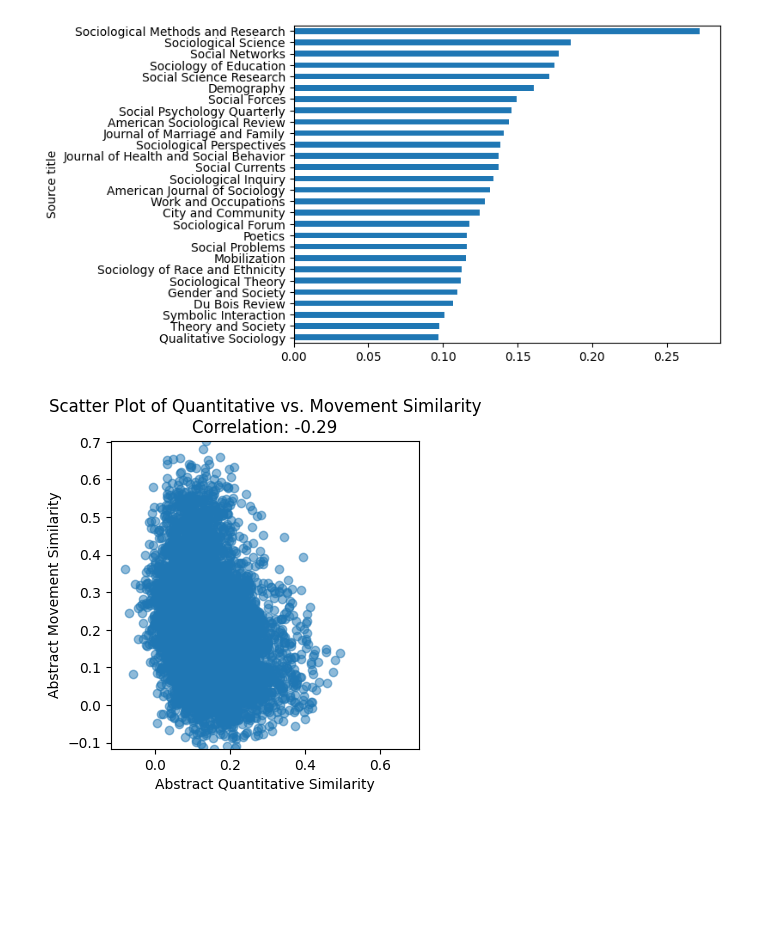
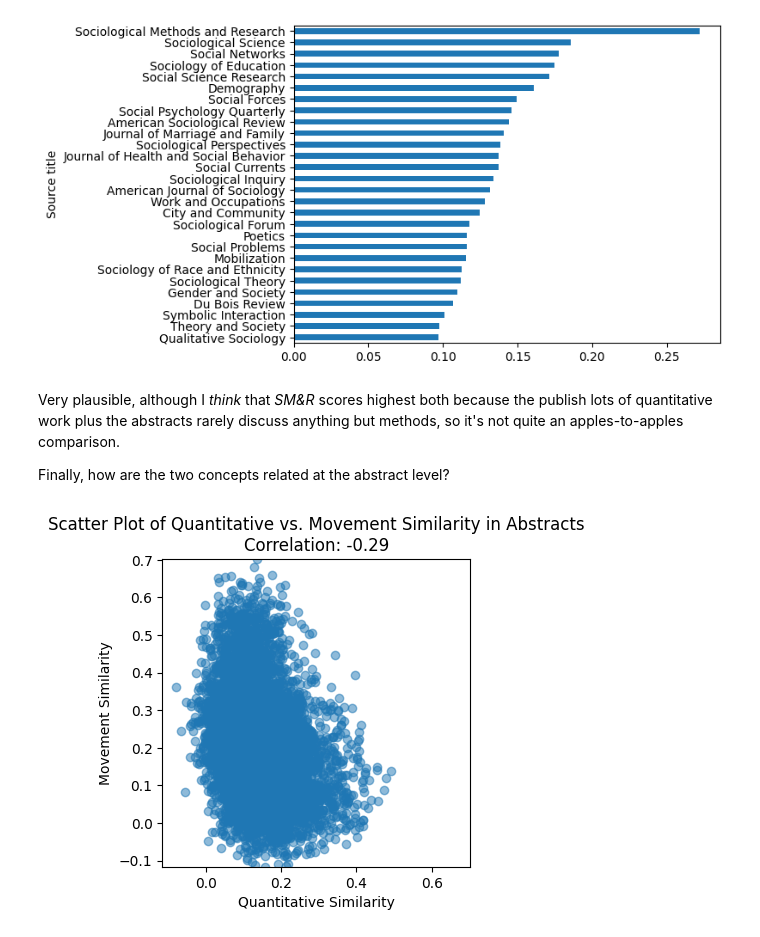
Before and after one commit to nealcaren/notes, a Jupyter notebook: posts/sentence-embeddings/sentence-embeddings.ipynb, the cells around one changed output. Cells and saved outputs as stored; diff of their text form; code cells hidden in the pictures; blank space fills up the shorter version.

```diff
--- a/posts/sentence-embeddings/sentence-embeddings.ipynb
+++ b/posts/sentence-embeddings/sentence-embeddings.ipynb
@@ -249,40 +304,44 @@ df.groupby('Source title')['abstract_quant_similarity'].mean().sort_values(ascen
 # %% [output]
 <Axes: ylabel='Source title'>
 [figure]
+# %% [markdown]
+Very plausible, although I *think* that *SM&R* scores highest both because the publish lots of quantitative work plus the abstracts rarely discuss anything but methods, so it's not quite an apples-to-apples comparison.
+
+Finally, how are the two concepts related at the abstract level?
 # %%
 import matplotlib.pyplot as plt
 import numpy as np
 import pandas as pd
 
 # Assuming df is your DataFrame
 # Calculate the Pearson correlation coefficient
 correlation = df['abstract_quant_similarity'].corr(df['abstract_movement_similarity'])
 
 # Determine the common range for both axes based on the min and max of both series
 common_range = [
     min(df['abstract_quant_similarity'].min(), df['abstract_movement_similarity'].min()),
     max(df['abstract_quant_similarity'].max(), df['abstract_movement_similarity'].max())
 ]
 
 # Create the scatter plot with square dimensions
 plt.figure(figsize=(4, 4))  # Makes the figure square in size
 plt.scatter(df['abstract_quant_similarity'], df['abstract_movement_similarity'], alpha=0.5)
 
 # Set the same range for both X and Y axes
 plt.xlim(common_range)
 plt.ylim(common_range)
 
 
 # Add a title with the correlation coefficient, formatted to two decimal places
-plt.title(f'Scatter Plot of Quantitative vs. Movement Similarity\nCorrelation: {correlation:.2f}')
+plt.title(f'Scatter Plot of Quantitative vs. Movement Similarity in Abstracts\nCorrelation: {correlation:.2f}')
 
 # Add x and y labels
-plt.xlabel('Abstract Quantitative Similarity')
-plt.ylabel('Abstract Movement Similarity')
+plt.xlabel('Quantitative Similarity')
+plt.ylabel('Movement Similarity')
 
 # Ensure the aspect ratio is equal to make the plot truly square
 plt.gca().set_aspect('equal', adjustable='box')
 
 plt.show()
 # %% [output]
-[figure, old version]
+[figure, new version]
```
Also changed, not shown: parts of 28 cells of this notebook, 11 other files.
